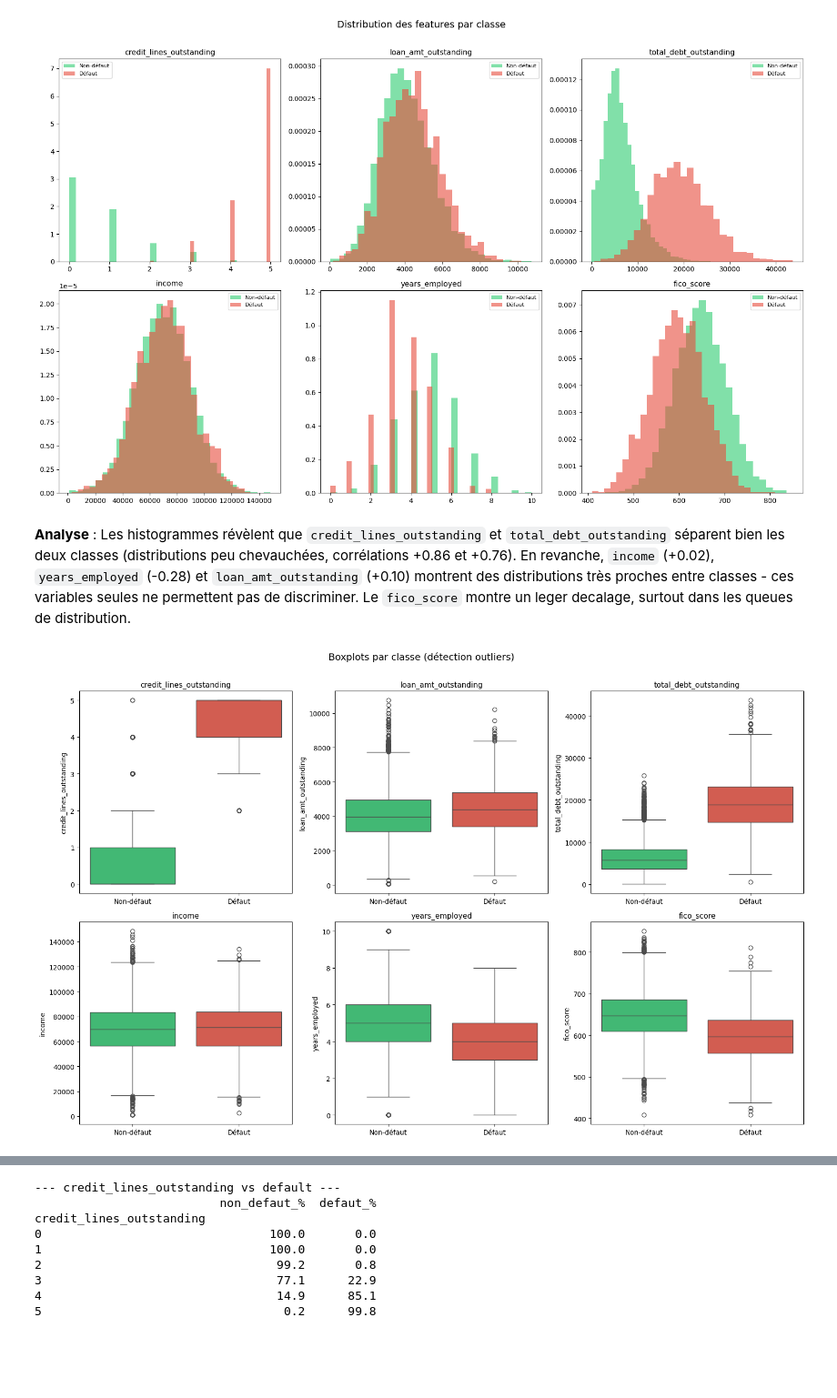
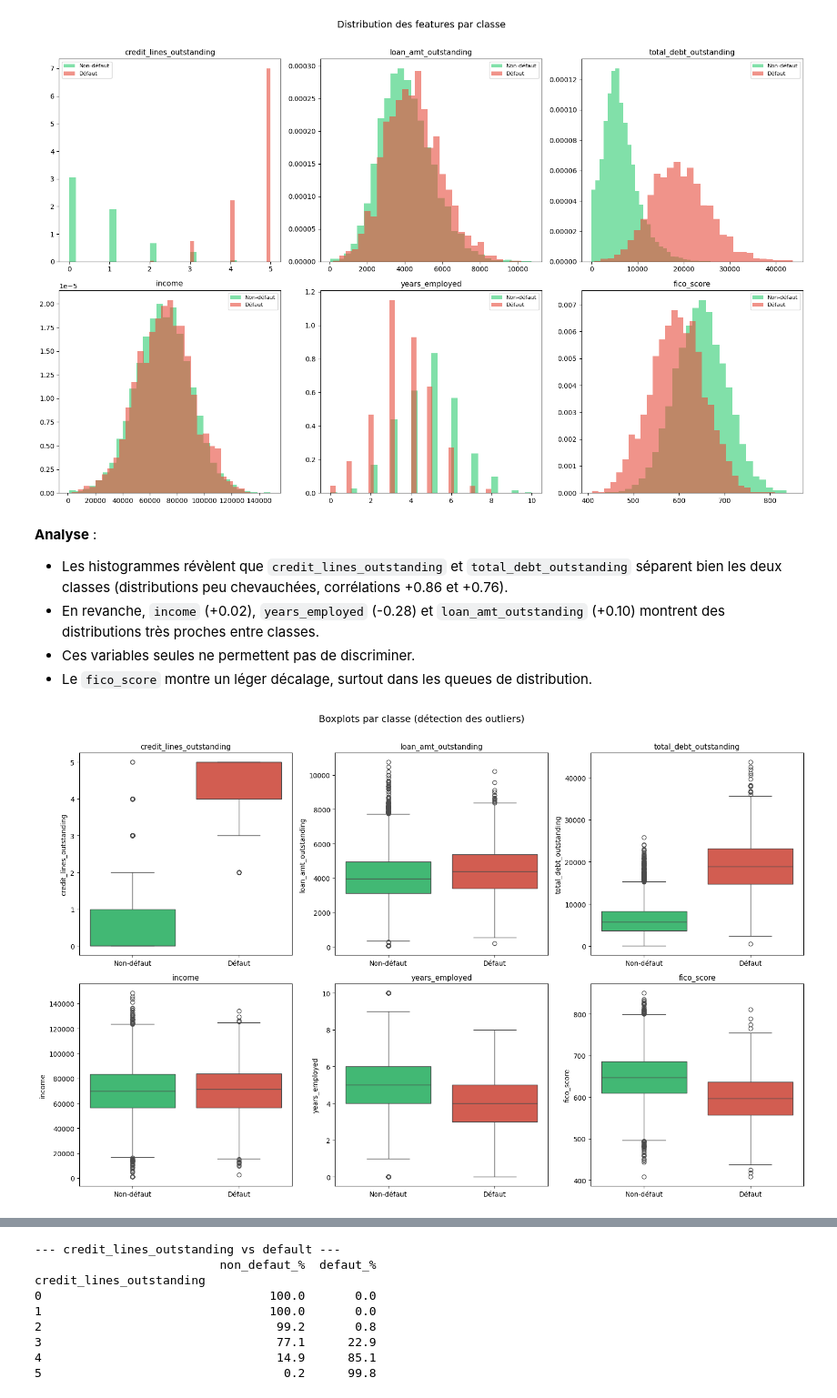
Before and after one commit to diegomerchanm/loan-default-mlops, a Jupyter notebook: notebooks/PART_1_EDA.ipynb, the cells around one changed output, grey strips where cells are left out. Shown at 91% size. Saved outputs shown, nothing was run; the diff lists cells and outputs as text; code cells hidden in the pictures; blank space fills up the shorter version.

```diff
--- a/notebooks/PART_1_EDA.ipynb
+++ b/notebooks/PART_1_EDA.ipynb
@@ -286,23 +386,30 @@ plt.show()
 # %% [output]
 [figure]
 # %% [markdown]
-**Analyse** : Les histogrammes révèlent que `credit_lines_outstanding` et `total_debt_outstanding` séparent bien les deux classes (distributions peu chevauchées, corrélations +0.86 et +0.76). En revanche, `income` (+0.02), `years_employed` (-0.28) et `loan_amt_outstanding` (+0.10) montrent des distributions très proches entre classes - ces variables seules ne permettent pas de discriminer. Le `fico_score` montre un leger decalage, surtout dans les queues de distribution.
+**Analyse** :
+
+- Les histogrammes révèlent que `credit_lines_outstanding` et `total_debt_outstanding` séparent bien les deux classes (distributions peu chevauchées, corrélations +0.86 et +0.76).
+- En revanche, `income` (+0.02), `years_employed` (-0.28) et `loan_amt_outstanding` (+0.10) montrent des distributions très proches entre classes.
+- Ces variables seules ne permettent pas de discriminer.
+- Le `fico_score` montre un léger décalage, surtout dans les queues de distribution.
 # %%
-# 4.4. Sortie 4 - Boxplots par classe (détection outliers)
+# 4.4. Sortie 4 - Boxplots par classe (détection des outliers)
 fig, axes = plt.subplots(2, 3, figsize=(16, 10))
 axes = axes.flatten()
 
 for i, feat in enumerate(features):
     sns.boxplot(data=df, x="default", y=feat, ax=axes[i],
                 hue="default", palette=["#2ecc71", "#e74c3c"], legend=False)
     axes[i].set_title(feat, fontsize=11)
     axes[i].set_xlabel("")
+    axes[i].set_xticks([0, 1])
     axes[i].set_xticklabels(["Non-défaut", "Défaut"])
 
-plt.suptitle("Boxplots par classe (détection outliers)", fontsize=14, y=1.01)
+
+plt.suptitle("Boxplots par classe (détection des outliers)", fontsize=14, y=1.01)
 plt.tight_layout()
 plt.savefig(OUTPUT_DIR / "eda_boxplots.png", dpi=150)
 plt.show()
 # %% [output]
-[figure, old version]
+[figure, new version]
 # %% [markdown]
```
Also changed, not shown: parts of 42 cells of this notebook, 4 other files.
